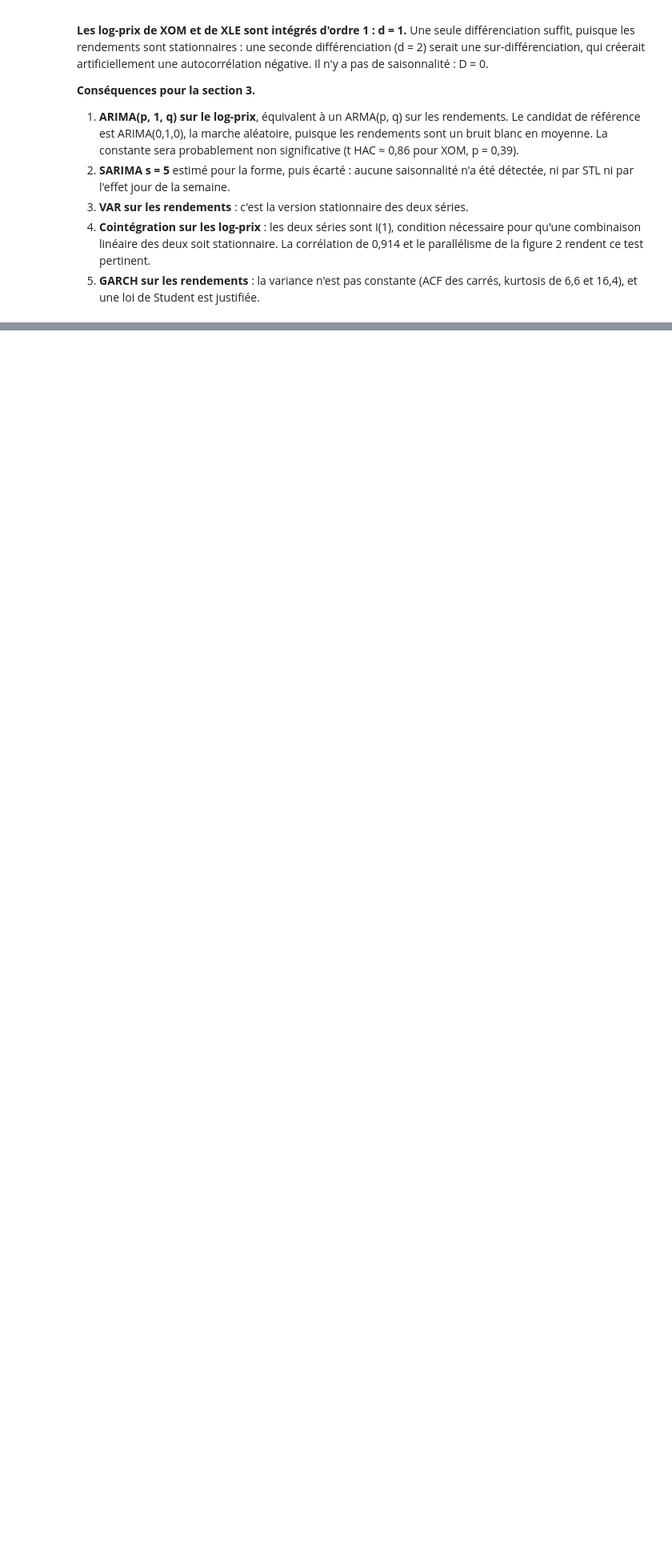
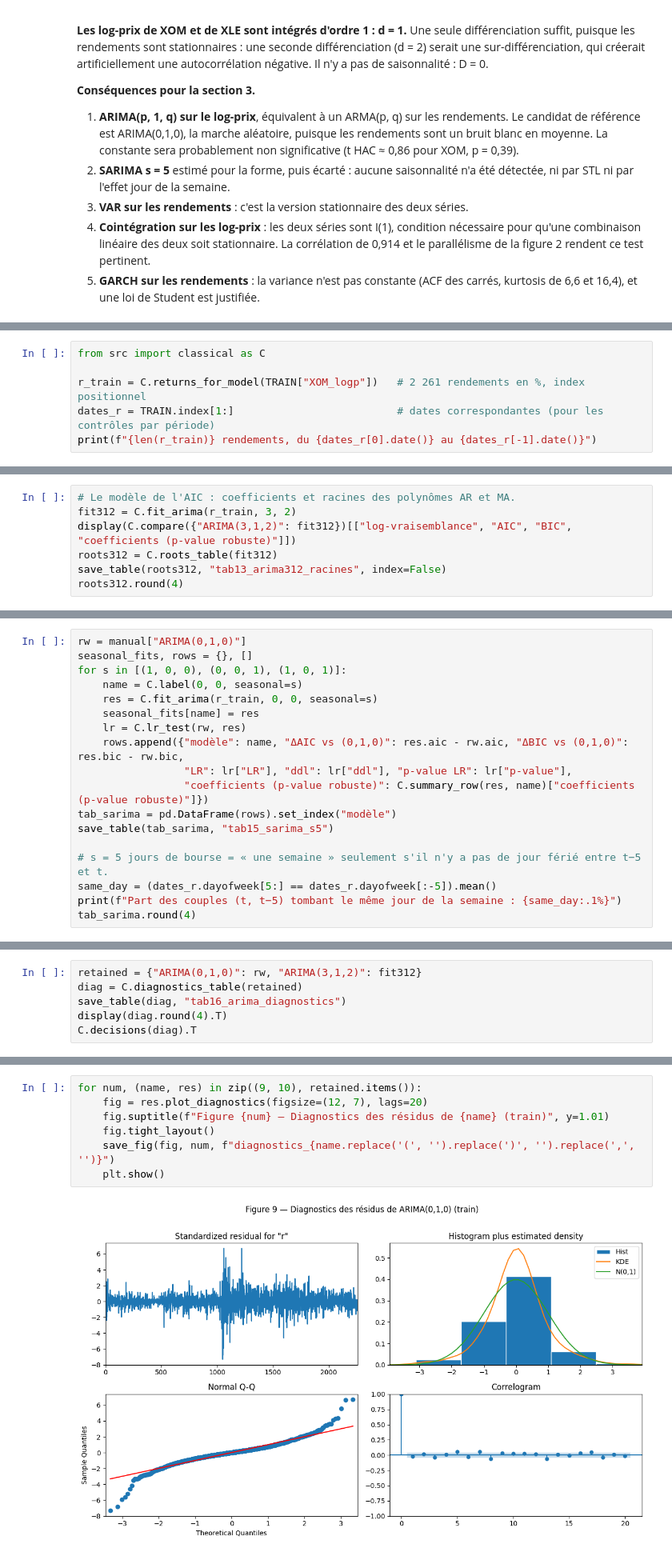
Before and after one commit to aziz28-dev/ts-project, a Jupyter notebook: notebooks/main_python.ipynb, the cells around one changed output, grey strips where cells are left out. Shown at 80% size. Drawn from its saved outputs; the diff is of its cells as text; blank space fills up the shorter version.

```diff
--- a/notebooks/main_python.ipynb
+++ b/notebooks/main_python.ipynb
@@ -954,0 +965,6 @@ Les éléments convergent tous :
+# %%
+from src import classical as C
+
+r_train = C.returns_for_model(TRAIN["XOM_logp"])   # 2 261 rendements en %, index positionnel
+dates_r = TRAIN.index[1:]                          # dates correspondantes (pour les contrôles par période)
+print(f"{len(r_train)} rendements, du {dates_r[0].date()} au {dates_r[-1].date()}")
@@ -954,0 +1095,7 @@ Les éléments convergent tous :
+# %%
+# Le modèle de l'AIC : coefficients et racines des polynômes AR et MA.
+fit312 = C.fit_arima(r_train, 3, 2)
+display(C.compare({"ARIMA(3,1,2)": fit312})[["log-vraisemblance", "AIC", "BIC", "coefficients (p-value robuste)"]])
+roots312 = C.roots_table(fit312)
+save_table(roots312, "tab13_arima312_racines", index=False)
+roots312.round(4)
@@ -954,0 +1166,18 @@ Les éléments convergent tous :
+# %%
+rw = manual["ARIMA(0,1,0)"]
+seasonal_fits, rows = {}, []
+for s in [(1, 0, 0), (0, 0, 1), (1, 0, 1)]:
+    name = C.label(0, 0, seasonal=s)
+    res = C.fit_arima(r_train, 0, 0, seasonal=s)
+    seasonal_fits[name] = res
+    lr = C.lr_test(rw, res)
+    rows.append({"modèle": name, "ΔAIC vs (0,1,0)": res.aic - rw.aic, "ΔBIC vs (0,1,0)": res.bic - rw.bic,
+                 "LR": lr["LR"], "ddl": lr["ddl"], "p-value LR": lr["p-value"],
+                 "coefficients (p-value robuste)": C.summary_row(res, name)["coefficients (p-value robuste)"]})
+tab_sarima = pd.DataFrame(rows).set_index("modèle")
+save_table(tab_sarima, "tab15_sarima_s5")
+
+# s = 5 jours de bourse = « une semaine » seulement s'il n'y a pas de jour férié entre t−5 et t.
+same_day = (dates_r.dayofweek[5:] == dates_r.dayofweek[:-5]).mean()
+print(f"Part des couples (t, t−5) tombant le même jour de la semaine : {same_day:.1%}")
+tab_sarima.round(4)
@@ -954,0 +1227,6 @@ Les éléments convergent tous :
+# %%
+retained = {"ARIMA(0,1,0)": rw, "ARIMA(3,1,2)": fit312}
+diag = C.diagnostics_table(retained)
+save_table(diag, "tab16_arima_diagnostics")
+display(diag.round(4).T)
+C.decisions(diag).T
@@ -954,0 +1257,9 @@ Les éléments convergent tous :
+# %%
+for num, (name, res) in zip((9, 10), retained.items()):
+    fig = res.plot_diagnostics(figsize=(12, 7), lags=20)
+    fig.suptitle(f"Figure {num} — Diagnostics des résidus de {name} (train)", y=1.01)
+    fig.tight_layout()
+    save_fig(fig, num, f"diagnostics_{name.replace('(', '').replace(')', '').replace(',', '')}")
+    plt.show()
+# %% [output]
+[figure, added]
```
Also changed, not shown: parts of 21 cells of this notebook, 12 other files.
